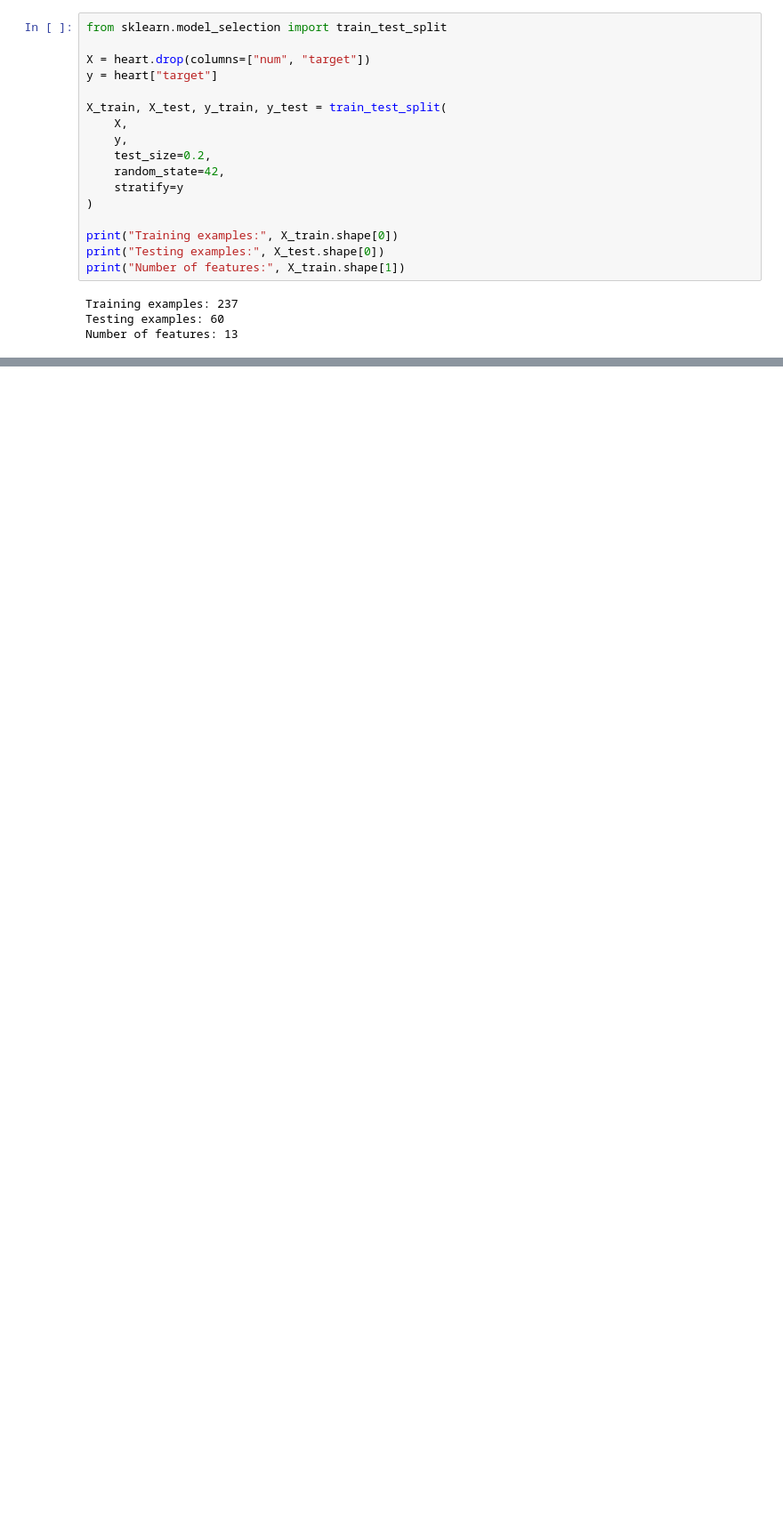
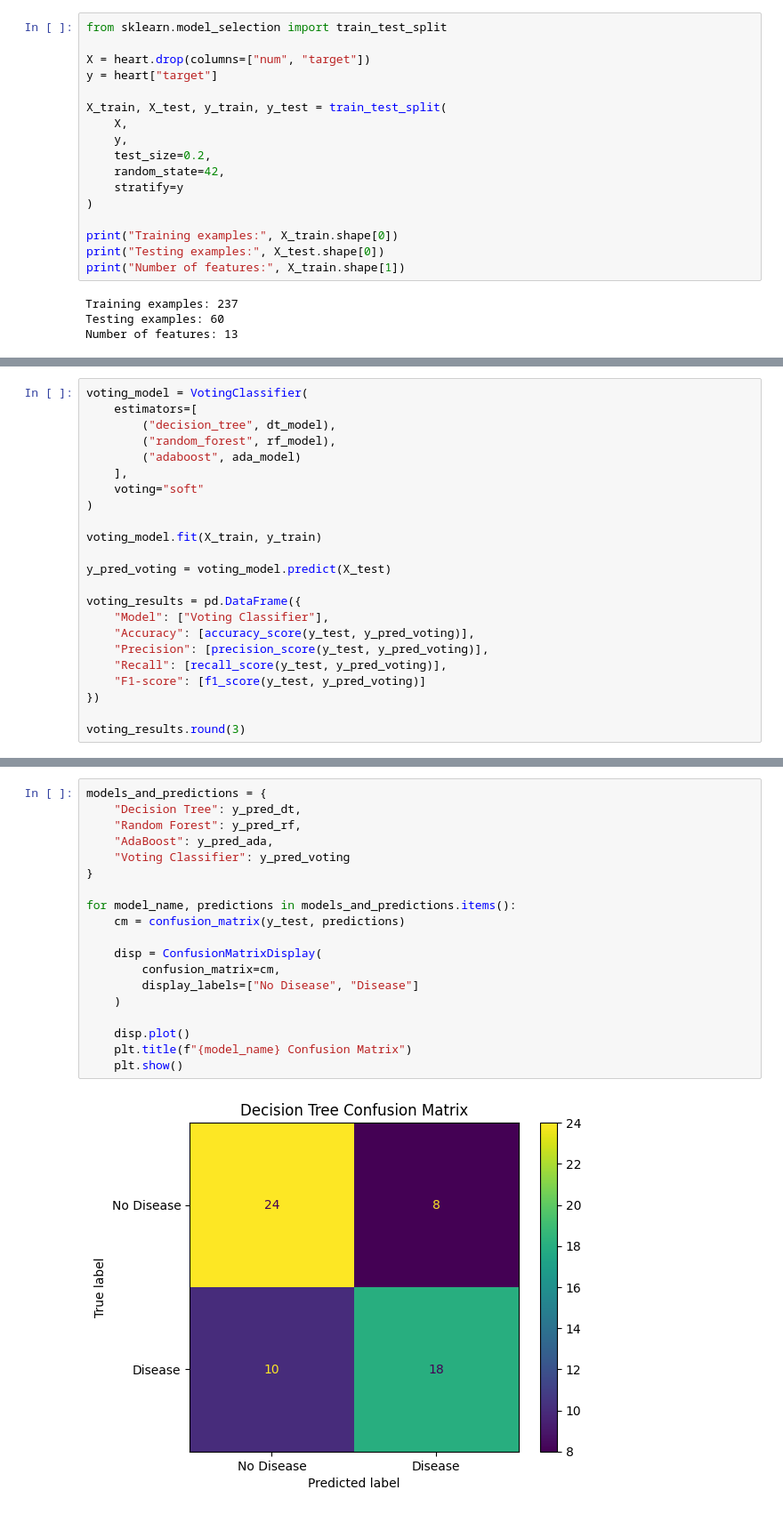
Before and after one commit to saltyypringle/CITS5508-Assignments, a Jupyter notebook: Assignment_2_Dipika_Choudhury.ipynb, the cells around one changed output, grey strips where cells are left out. Shown at 89% size. Drawn from its saved outputs; the diff is of its cells as text; blank space fills up the shorter version.

```diff
--- a/Assignment_2_Dipika_Choudhury.ipynb
+++ b/Assignment_2_Dipika_Choudhury.ipynb
@@ -121,0 +207,23 @@ Number of features: 13
+# %%
+voting_model = VotingClassifier(
+    estimators=[
+        ("decision_tree", dt_model),
+        ("random_forest", rf_model),
+        ("adaboost", ada_model)
+    ],
+    voting="soft"
+)
+
+voting_model.fit(X_train, y_train)
+
+y_pred_voting = voting_model.predict(X_test)
+
+voting_results = pd.DataFrame({
+    "Model": ["Voting Classifier"],
+    "Accuracy": [accuracy_score(y_test, y_pred_voting)],
+    "Precision": [precision_score(y_test, y_pred_voting)],
+    "Recall": [recall_score(y_test, y_pred_voting)],
+    "F1-score": [f1_score(y_test, y_pred_voting)]
+})
+
+voting_results.round(3)
@@ -121,0 +276,21 @@ Number of features: 13
+# %%
+models_and_predictions = {
+    "Decision Tree": y_pred_dt,
+    "Random Forest": y_pred_rf,
+    "AdaBoost": y_pred_ada,
+    "Voting Classifier": y_pred_voting
+}
+
+for model_name, predictions in models_and_predictions.items():
+    cm = confusion_matrix(y_test, predictions)
+
+    disp = ConfusionMatrixDisplay(
+        confusion_matrix=cm,
+        display_labels=["No Disease", "Disease"]
+    )
+
+    disp.plot()
+    plt.title(f"{model_name} Confusion Matrix")
+    plt.show()
+# %% [output]
+[figure, added]
```
Also changed, not shown: parts of 27 cells of this notebook.
